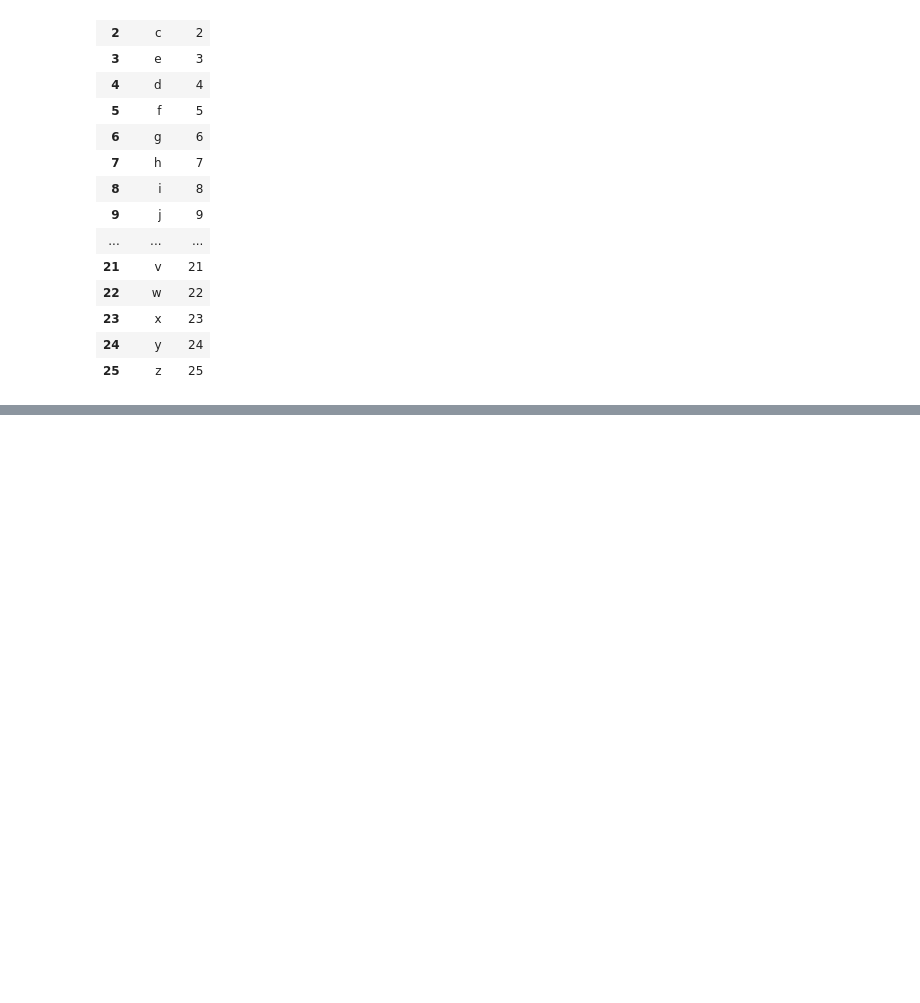
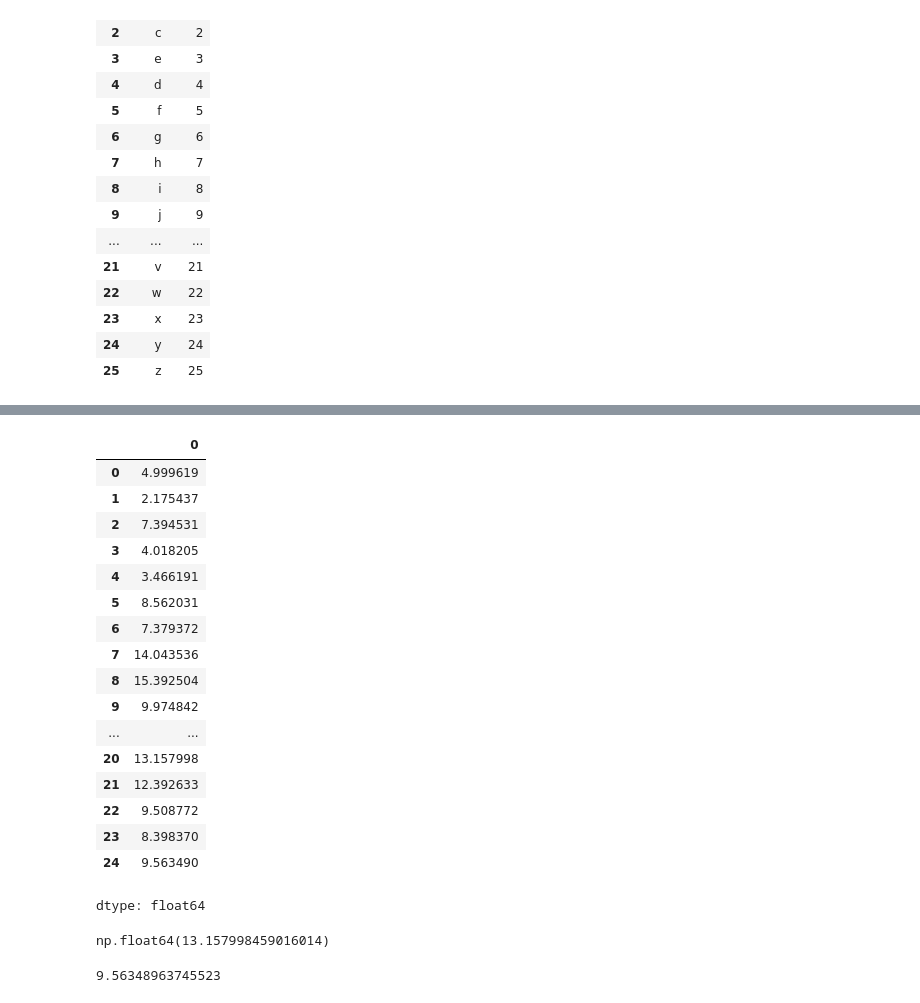
Before and after one commit to rushielevates/ML-DL-practice, a Jupyter notebook: Pandas.ipynb, the cells around one changed output, grey strips where cells are left out. Drawn from its saved outputs; the diff is of its cells as text; code cells hidden in the pictures; blank space fills up the shorter version.

```diff
--- a/Pandas.ipynb
+++ b/Pandas.ipynb
@@ -204,0 +316,31 @@ df
+# %%
+ser = pd.Series(np.random.normal(10, 5, 25))
+# %%
+ser
+# %% [output]
+|  | 0 |
+| 0 | 4.999619 |
+| 1 | 2.175437 |
+| 2 | 7.394531 |
+| 3 | 4.018205 |
+| 4 | 3.466191 |
+| 5 | 8.562031 |
+| 6 | 7.379372 |
+| 7 | 14.043536 |
+| 8 | 15.392504 |
+| 9 | 9.974842 |
+| ... | ... |
+| 20 | 13.157998 |
+| 21 | 12.392633 |
+| 22 | 9.508772 |
+| 23 | 8.398370 |
+| 24 | 9.563490 |
+dtype: float64
+# %%
+ser.quantile(0.75)
+# %% [output]
+np.float64(13.157998459016014)
+# %%
+ser.median()
+# %% [output]
+9.56348963745523
```
Also changed, not shown: parts of 30 cells of this notebook.
